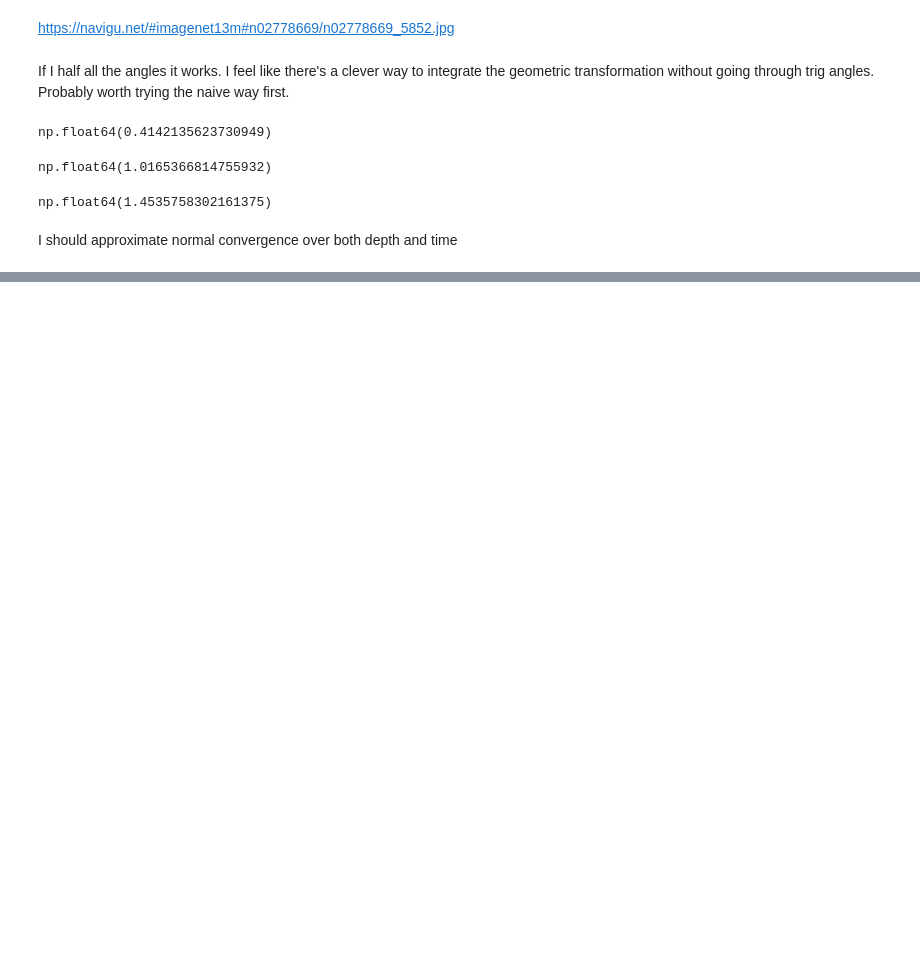
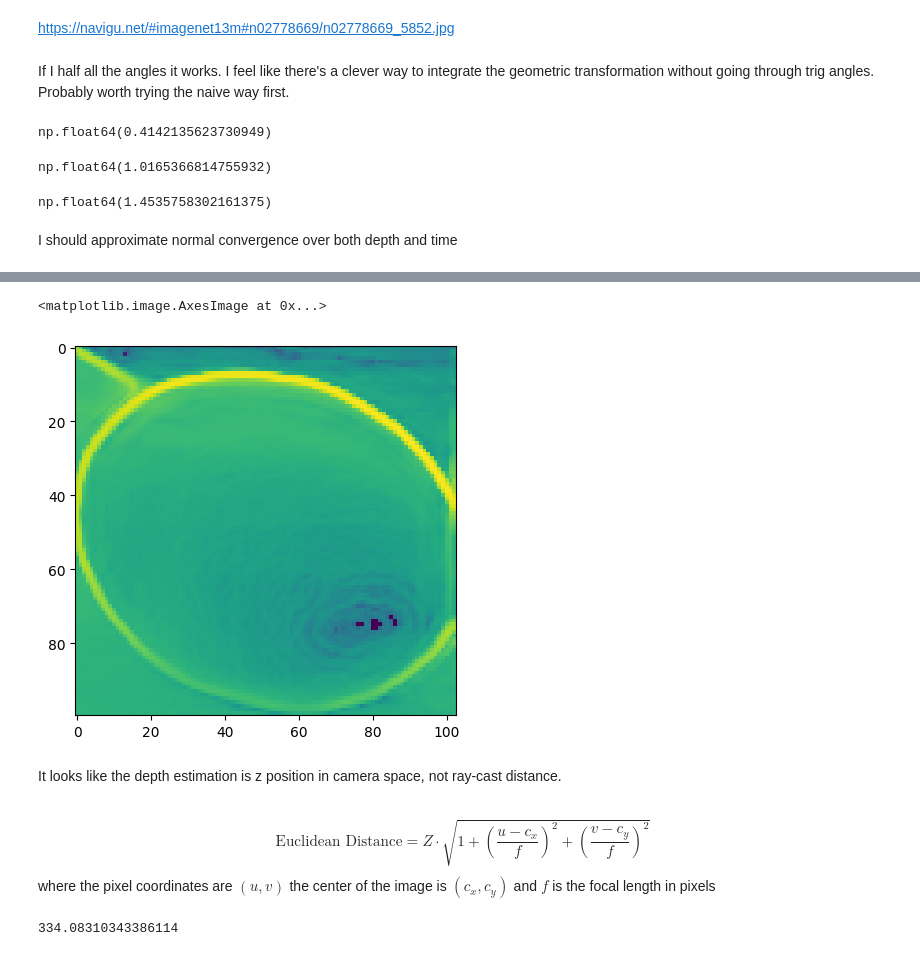
Before and after one commit to kentslaney/sphere-detector, a Jupyter notebook: spheroids.ipynb, the cells around one changed output, grey strips where cells are left out. Drawn from its saved outputs; the diff is of its cells as text; code cells hidden in the pictures; blank space fills up the shorter version.

```diff
--- a/spheroids.ipynb
+++ b/spheroids.ipynb
@@ -314,0 +325,15 @@ I've also been meaning to check the effect of FOV. XCode gives `'isCameraIntrins
+# %%
+plt.imshow(np.log(np.maximum(1e-6, np.linalg.norm(grad(im5)[230:330, 415:], axis=2))))
+# %% [output]
+<matplotlib.image.AxesImage at 0x...>
+[figure, added]
+# %% [markdown]
+It looks like the depth estimation is z position in camera space, not ray-cast distance.
+# %% [markdown]
+$$\text{Euclidean Distance} = Z \cdot \sqrt{1 + \left(\frac{u - c_x}{f}\right)^2 + \left(\frac{v - c_y}{f}\right)^2}$$
+where the pixel coordinates are $(u, v)$ the center of the image is $(c_x, c_y)$ and $f$ is the focal length in pixels
+# %%
+f_px = 18 / 35 * np.linalg.norm(target)
+print(f_px)
+# %% [output]
+334.08310343386114
```
Also changed, not shown: parts of 7 cells of this notebook, 2 other files.
